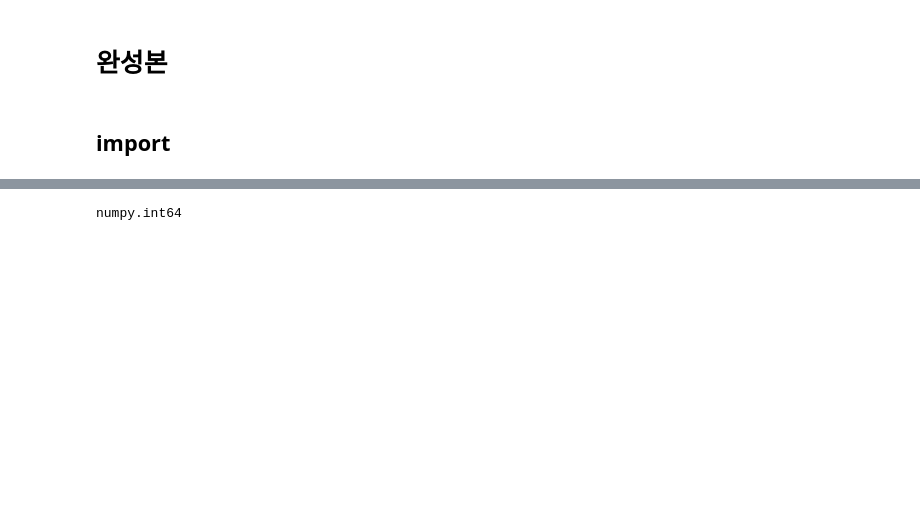
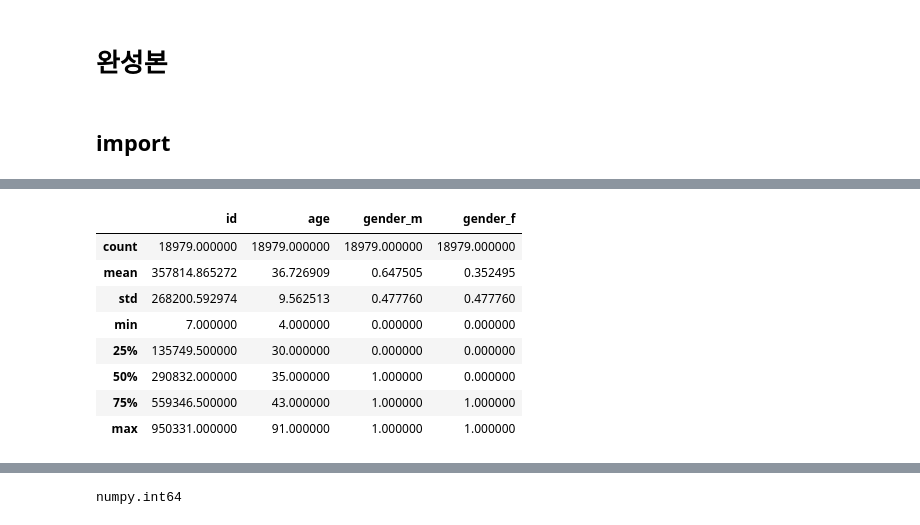
Before and after one commit to laugh4mile/HalalTimes, a Jupyter notebook: recommendation/recommendation_SVD_UserClustering_주정훈.ipynb, the cells around one changed output, grey strips where cells are left out. Cells and saved outputs as stored; diff of their text form; code cells hidden in the pictures; blank space fills up the shorter version.

Commit message:
chore: recommendation_SVD_UserClustering_주정훈.ipynb Former-commit-id: 9f1ea9087dbf6b0c1d169fd5c35f0a09172e9d11

```diff
--- a/recommendation/recommendation_SVD_UserClustering_주정훈.ipynb
+++ b/recommendation/recommendation_SVD_UserClustering_주정훈.ipynb
@@ -1555,0 +1554,12 @@ memory usage: 222.5 KB
+# %%
+user_table.describe()
+# %% [output]
+|  | id | age | gender_m | gender_f |
+| count | 18979.000000 | 18979.000000 | 18979.000000 | 18979.000000 |
+| mean | 357814.865272 | 36.726909 | 0.647505 | 0.352495 |
+| std | 268200.592974 | 9.562513 | 0.477760 | 0.477760 |
+| min | 7.000000 | 4.000000 | 0.000000 | 0.000000 |
+| 25% | 135749.500000 | 30.000000 | 0.000000 | 0.000000 |
+| 50% | 290832.000000 | 35.000000 | 1.000000 | 0.000000 |
+| 75% | 559346.500000 | 43.000000 | 1.000000 | 1.000000 |
+| max | 950331.000000 | 91.000000 | 1.000000 | 1.000000 |
```
Also changed, not shown: parts of 11 cells of this notebook.
